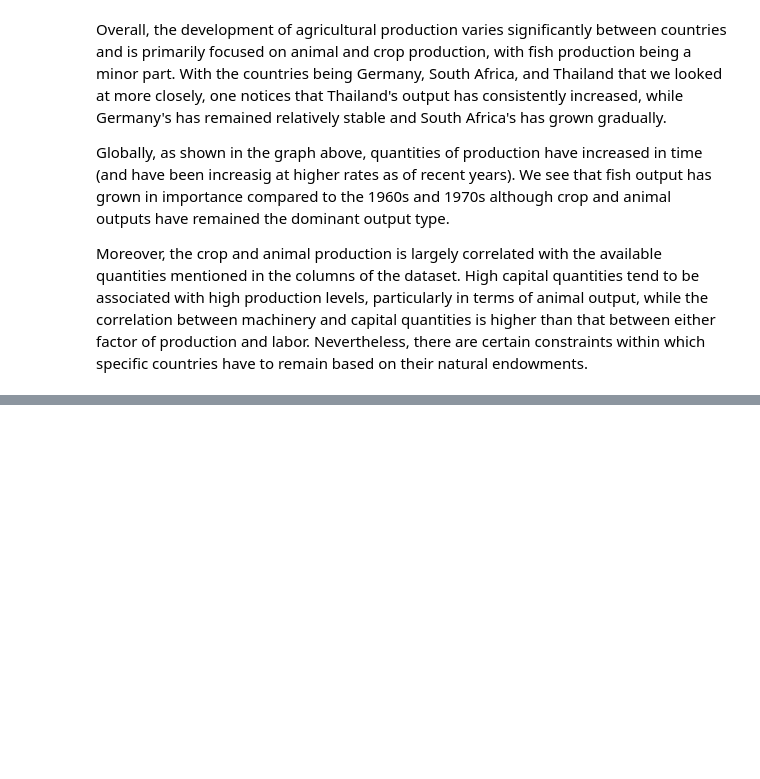
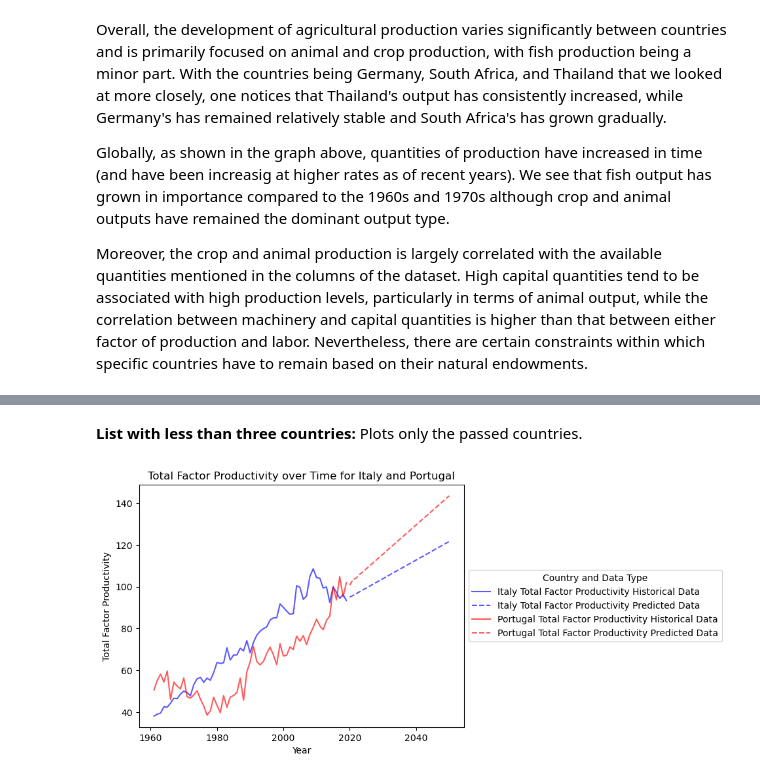
Before and after one commit to Nik-mundt/Group_08, a Jupyter notebook: agros_notebook.ipynb, the cells around one changed output, grey strips where cells are left out. Cells and saved outputs as stored; diff of their text form; code cells hidden in the pictures; blank space fills up the shorter version.

```diff
--- a/agros_notebook.ipynb
+++ b/agros_notebook.ipynb
@@ -197,0 +210,7 @@ a = ["Congo", "Burkina Faso", "Italy"]
+# %% [markdown]
+**List with less than three countries:** Plots only the passed countries.
+# %%
+two_list = ["Italy", "Portugal"]
+agros.predictor(two_list)
+# %% [output]
+[figure, added]
```
Also changed, not shown: parts of 15 cells of this notebook.
